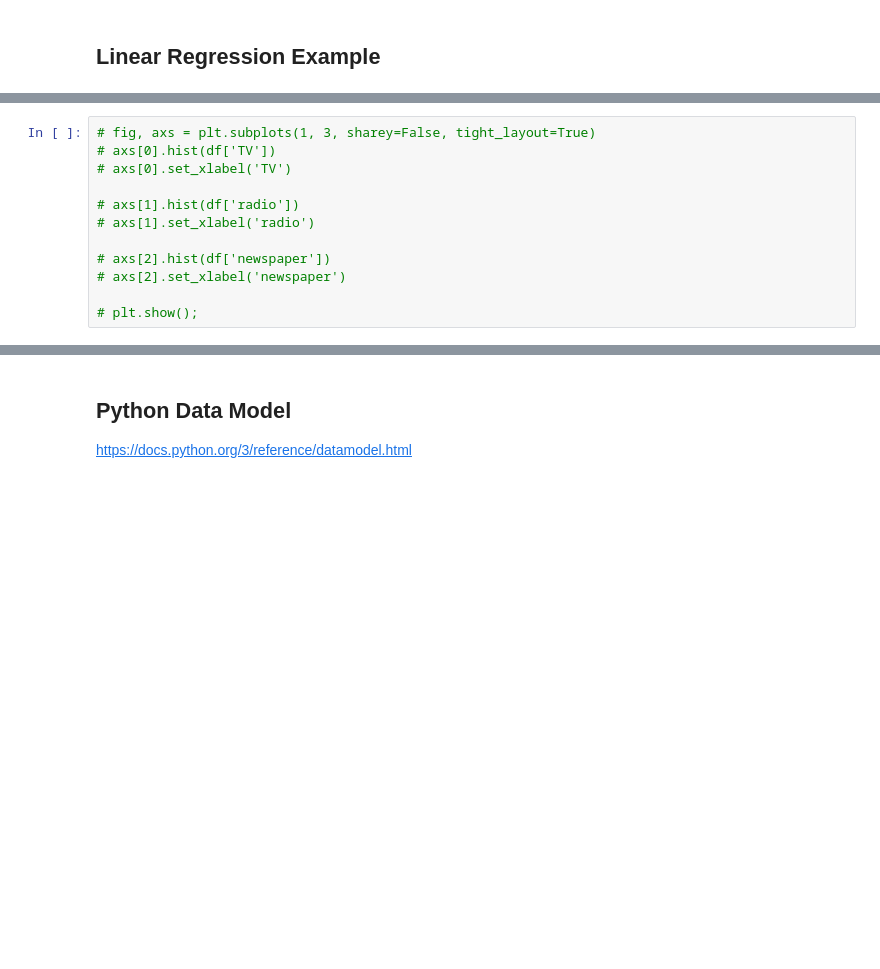
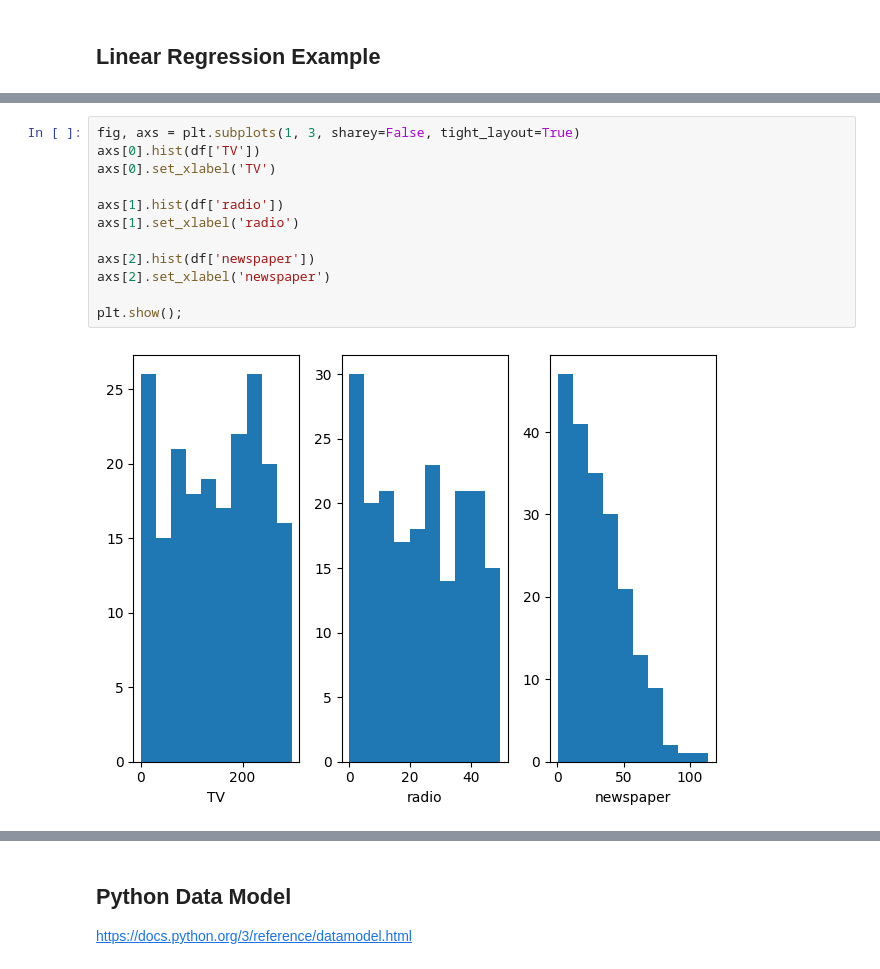
Before and after one commit to jasonbc94/DTSC4050, a Jupyter notebook: Week_01-Introduction/Week_01_Coding.ipynb, the cells around one changed output, grey strips where cells are left out. Saved outputs shown, nothing was run; the diff lists cells and outputs as text; blank space fills up the shorter version.

```diff
--- a/Week_01-Introduction/Week_01_Coding.ipynb
+++ b/Week_01-Introduction/Week_01_Coding.ipynb
@@ -36,13 +102,15 @@
 # %%
-# fig, axs = plt.subplots(1, 3, sharey=False, tight_layout=True)
-# axs[0].hist(df['TV'])
-# axs[0].set_xlabel('TV')
+fig, axs = plt.subplots(1, 3, sharey=False, tight_layout=True)
+axs[0].hist(df['TV'])
+axs[0].set_xlabel('TV')
 
-# axs[1].hist(df['radio'])
-# axs[1].set_xlabel('radio')
+axs[1].hist(df['radio'])
+axs[1].set_xlabel('radio')
 
-# axs[2].hist(df['newspaper'])
-# axs[2].set_xlabel('newspaper')
+axs[2].hist(df['newspaper'])
+axs[2].set_xlabel('newspaper')
 
-# plt.show();
+plt.show();
+# %% [output]
+[figure, added]
 # %%
```
Also changed, not shown: parts of 33 cells of this notebook.
